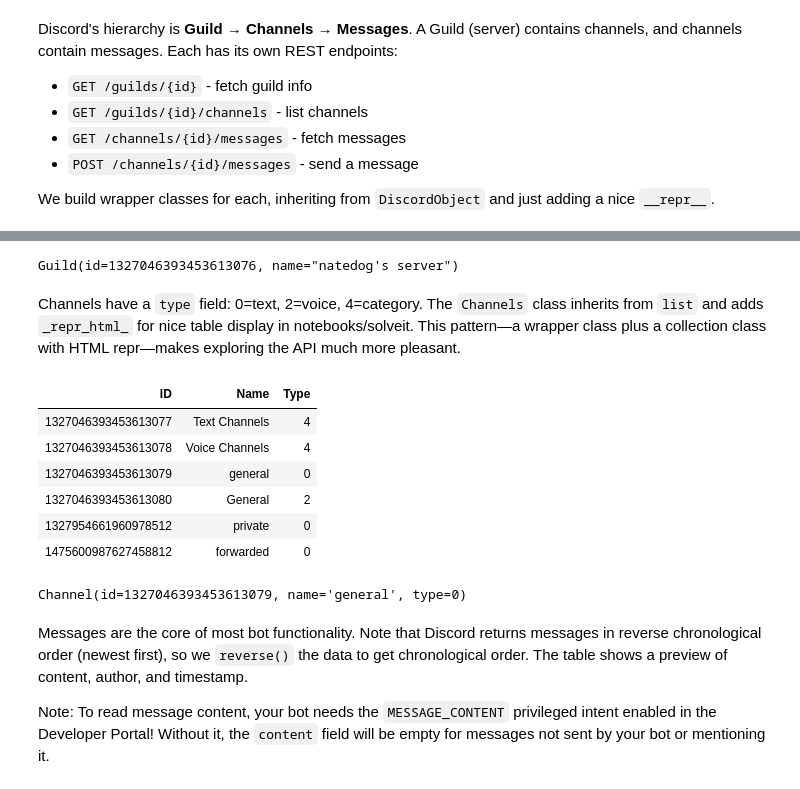
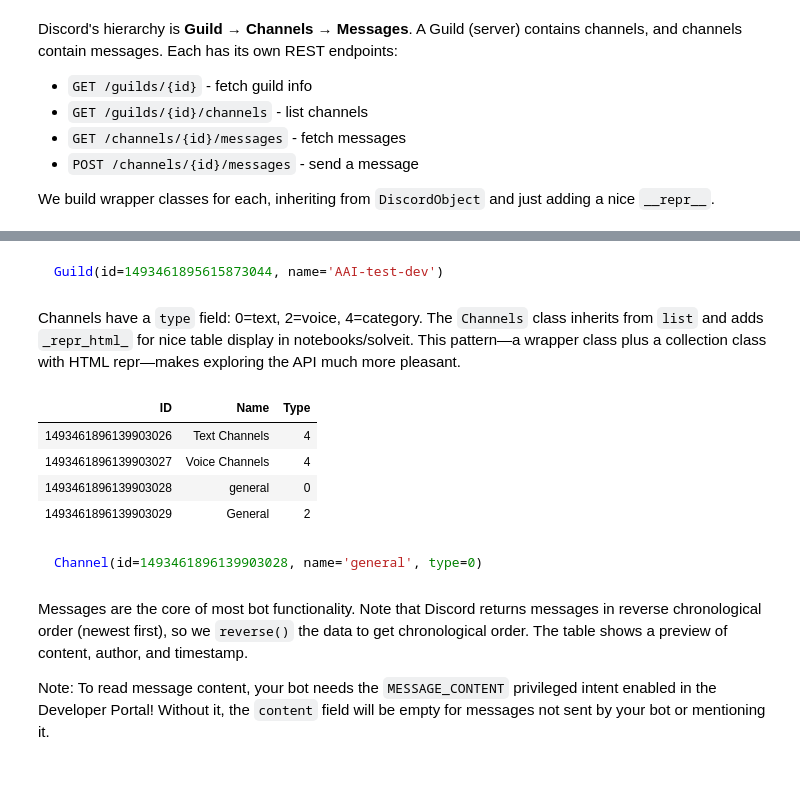
Before and after one commit to AnswerDotAI/cordslite, a Jupyter notebook: nbs/00_core.ipynb, the cells around one changed output, grey strips where cells are left out. Cells and saved outputs as stored; diff of their text form; code cells hidden in the pictures.

````diff
--- a/nbs/00_core.ipynb
+++ b/nbs/00_core.ipynb
@@ -32,8 +31,9 @@ The `DiscordClient` wraps `httpx.Client` with Discord's base URL (`https://disco
 # %%
 #| export
 class DiscordClient:
-    def __init__(self, token=None, name='cordslite', ver='0.1'):
+    def __init__(self, token=None, user_token=None, name='cordslite', ver='0.1'):
         self.token = token or os.environ['DISCORD_BOT_TOKEN']
+        self.user_token = user_token or os.environ.get('DISCORD_USER_TOKEN')
         self.base_url = 'https://discord.com/api/v10'
         self.headers = {'Authorization': f'Bot {self.token}', 'User-Agent': f'DiscordBot ({name}, {ver})'}
         self.cli = httpx.AsyncClient(base_url=self.base_url, headers=self.headers)
@@ -99,7 +110,10 @@ async def get_guild(self:DiscordClient, guild_id):
-# %%
-gid = '1327046393453613076'
-gld = await dc.get_guild(gid); gld
-# %% [output]
-Guild(id=1327046393453613076, name="natedog's server")
+# %%
+gid = '1493461895615873044'
+# gid = '1327046393453613076'
+gld = await dc.guild(gid); gld
+# %% [output]
+```python
+Guild(id=1493461895615873044, name='AAI-test-dev')
+```
 # %% [markdown]
 Channels have a `type` field: 0=text, 2=voice, 4=category. The `Channels` class inherits from `list` and adds `_repr_html_` for nice table display in notebooks/solveit. This pattern—a wrapper class plus a collection class with HTML repr—makes exploring the API much more pleasant.
@@ -126,17 +144,12 @@ async def channels(self:Guild):
 # %%
-chs = await gld.channels(); chs
+chs = await gld.channels(5)
+chs
 # %% [output]
 | ID | Name | Type |
-| 1327046393453613077 | Text Channels | 4 |
-| 1327046393453613078 | Voice Channels | 4 |
-| 1327046393453613079 | general | 0 |
-| 1327046393453613080 | General | 2 |
-| 1327954661960978512 | private | 0 |
-| 1475600987627458812 | forwarded | 0 |
+| 1493461896139903026 | Text Channels | 4 |
+| 1493461896139903027 | Voice Channels | 4 |
+| 1493461896139903028 | general | 0 |
+| 1493461896139903029 | General | 2 |
-# %%
-ch = chs[2]; ch
-# %% [output]
-Channel(id=1327046393453613079, name='general', type=0)
 # %%
 #| export
 @patch
@@ -145,3 +160,10 @@ async def get_channel(self:DiscordClient, channel_id):
+# %%
+ch = await dc.channel(chid)
+ch
+# %% [output]
+```python
+Channel(id=1493461896139903028, name='general', type=0)
+```
 # %% [markdown]
 Messages are the core of most bot functionality. Note that Discord returns messages in reverse chronological order (newest first), so we `reverse()` the data to get chronological order. The table shows a preview of content, author, and timestamp.
 
````
Also changed, not shown: parts of 60 cells of this notebook, 3 other files.
